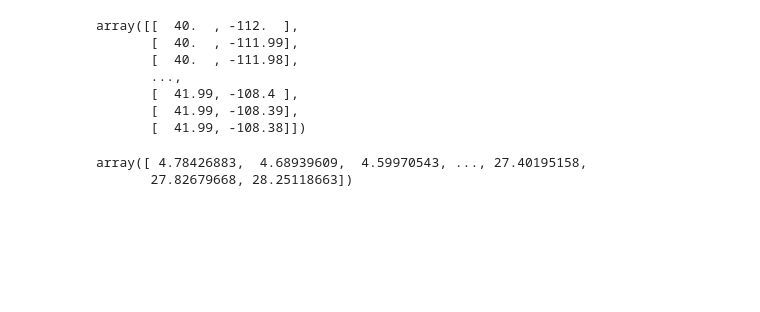
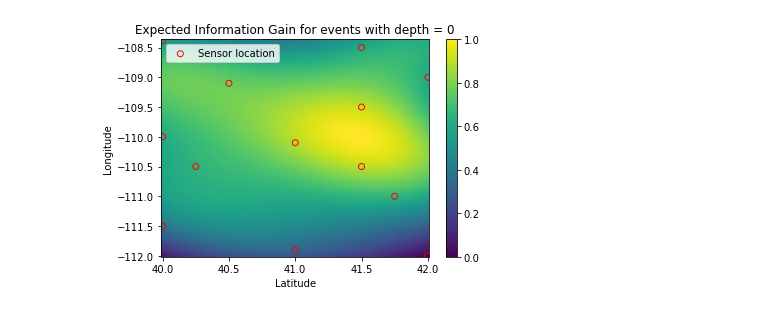
Before and after one commit to sandialabs/seismic_boed, a Jupyter notebook: eig_graphing.ipynb, the cells around one changed output. Cells and saved outputs as stored; diff of their text form; code cells hidden in the pictures; blank space fills up the shorter version.

```diff
--- a/eig_graphing.ipynb
+++ b/eig_graphing.ipynb
@@ -32 +105,22 @@ xy = np.mgrid[lat_range[0]:lat_range[1]:0.01,
+# %%
+model = GPR()
+model.fit(inputs,targets)
+
+preds = model.predict(domain)
+
+plt.pcolormesh(xv, yv, preds.reshape((stepsize, stepsize)),
+               shading='auto', cmap='viridis')
+
+plt.scatter(data['sensors'][:,0],data['sensors'][:,1],
+            marker='o',facecolors='none', edgecolors='red',
+            label='Sensor location')
+
+plt.xlabel('Latitude')
+plt.ylabel('Longitude')
+plt.title(f'Expected Information Gain for events with depth = {depth_slice}')
+plt.colorbar()
+plt.legend()
+plt.show()
+# %% [output]
+[figure, added]
 # %%
@@ -34,11 +128 @@ preds = model.predict(xy)
-# %%
-xy
-# %% [output]
-array([[  40.  , -112.  ],
-       [  40.  , -111.99],
-       [  40.  , -111.98],
-       ...,
-       [  41.99, -108.4 ],
-       [  41.99, -108.39],
-       [  41.99, -108.38]])
 # %%
@@ -46,5 +129,0 @@ preds = model.predict(xy)
-# %%
-preds
-# %% [output]
-array([ 4.78426883,  4.68939609,  4.59970543, ..., 27.40195158,
-       27.82679668, 28.25118663])
```
Also changed, not shown: parts of 26 cells of this notebook, 1 other file.
